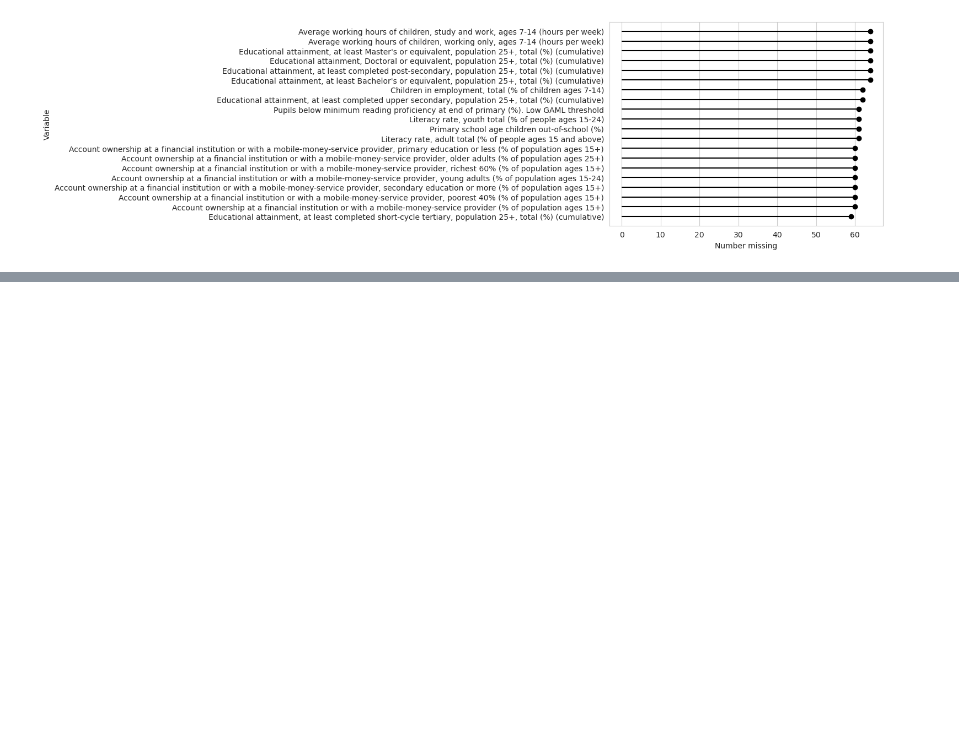
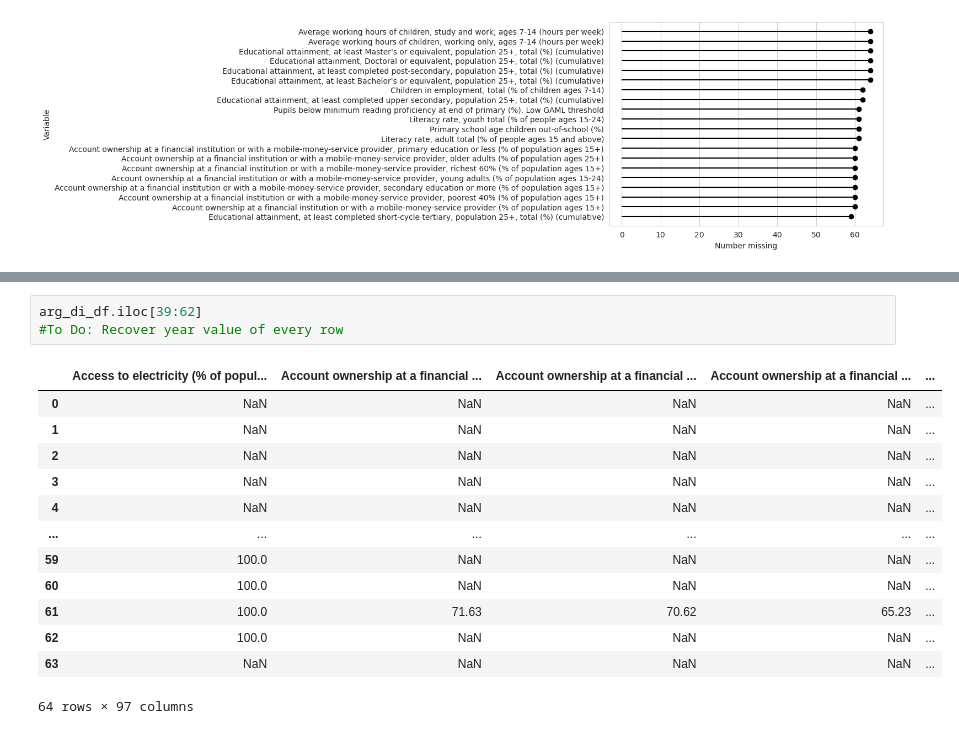
Before and after one commit to alejo-cuello/research-on-argentina, a Jupyter notebook: notebooks/0.1-alejo-explore_data.ipynb, the cells around one changed output, grey strips where cells are left out. Drawn from its saved outputs; the diff is of its cells as text; blank space fills up the shorter version.

```diff
--- a/notebooks/0.1-alejo-explore_data.ipynb
+++ b/notebooks/0.1-alejo-explore_data.ipynb
@@ -84,0 +107,17 @@ list(variable_summary[variable_summary['pct_missing'] > 50]['variable'])
+# %%
+arg_di_df.iloc[39:62]
+#To Do: Recover year value of every row
+# %% [output]
+|  | Access to electricity (% of popul... | Account ownership at a financial ... | Account ownership at a financial ... | Account ownership at a financial ... | ... |
+| 0 | NaN | NaN | NaN | NaN | ... |
+| 1 | NaN | NaN | NaN | NaN | ... |
+| 2 | NaN | NaN | NaN | NaN | ... |
+| 3 | NaN | NaN | NaN | NaN | ... |
+| 4 | NaN | NaN | NaN | NaN | ... |
+| ... | ... | ... | ... | ... | ... |
+| 59 | 100.0 | NaN | NaN | NaN | ... |
+| 60 | 100.0 | NaN | NaN | NaN | ... |
+| 61 | 100.0 | 71.63 | 70.62 | 65.23 | ... |
+| 62 | 100.0 | NaN | NaN | NaN | ... |
+| 63 | NaN | NaN | NaN | NaN | ... |
+64 rows × 97 columns
```
Also changed, not shown: parts of 1 cell of this notebook.
